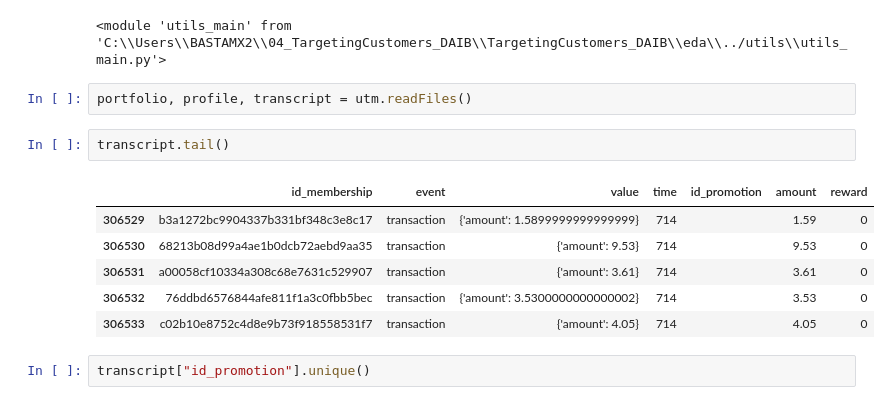
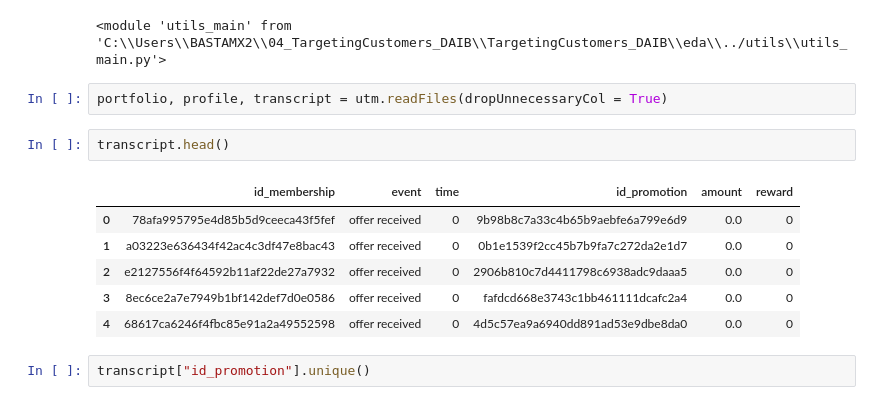
Before and after one commit to mbastard/TargetingCustomers_DAIB, a Jupyter notebook: eda/eda_mickael.ipynb, the cells around one changed output. Saved outputs shown, nothing was run; the diff lists cells and outputs as text.

```diff
--- a/eda/eda_mickael.ipynb
+++ b/eda/eda_mickael.ipynb
@@ -165,16 +189,16 @@ imp.reload(utm)
 # %% [output]
 <module 'utils_main' from 'C:\\Users\\BASTAMX2\\04_TargetingCustomers_DAIB\\TargetingCustomers_DAIB\\eda\\../utils\\utils_main.py'>
 # %%
-portfolio, profile, transcript = utm.readFiles()
+portfolio, profile, transcript = utm.readFiles(dropUnnecessaryCol = True)
 # %%
-transcript.tail()
+transcript.head()
 # %% [output]
-|  | id_membership | event | value | time | id_promotion | amount | reward |
-| 306529 | b3a1272bc9904337b331bf348c3e8c17 | transaction | {'amount': 1.5899999999999999} | 714 |  | 1.59 | 0 |
-| 306530 | 68213b08d99a4ae1b0dcb72aebd9aa35 | transaction | {'amount': 9.53} | 714 |  | 9.53 | 0 |
-| 306531 | a00058cf10334a308c68e7631c529907 | transaction | {'amount': 3.61} | 714 |  | 3.61 | 0 |
-| 306532 | 76ddbd6576844afe811f1a3c0fbb5bec | transaction | {'amount': 3.5300000000000002} | 714 |  | 3.53 | 0 |
-| 306533 | c02b10e8752c4d8e9b73f918558531f7 | transaction | {'amount': 4.05} | 714 |  | 4.05 | 0 |
+|  | id_membership | event | time | id_promotion | amount | reward |
+| 0 | 78afa995795e4d85b5d9ceeca43f5fef | offer received | 0 | 9b98b8c7a33c4b65b9aebfe6a799e6d9 | 0.0 | 0 |
+| 1 | a03223e636434f42ac4c3df47e8bac43 | offer received | 0 | 0b1e1539f2cc45b7b9fa7c272da2e1d7 | 0.0 | 0 |
+| 2 | e2127556f4f64592b11af22de27a7932 | offer received | 0 | 2906b810c7d4411798c6938adc9daaa5 | 0.0 | 0 |
+| 3 | 8ec6ce2a7e7949b1bf142def7d0e0586 | offer received | 0 | fafdcd668e3743c1bb461111dcafc2a4 | 0.0 | 0 |
+| 4 | 68617ca6246f4fbc85e91a2a49552598 | offer received | 0 | 4d5c57ea9a6940dd891ad53e9dbe8da0 | 0.0 | 0 |
 # %%
 transcript["id_promotion"].unique()
 # %% [output]
```
Also changed, not shown: parts of 32 cells of this notebook.
